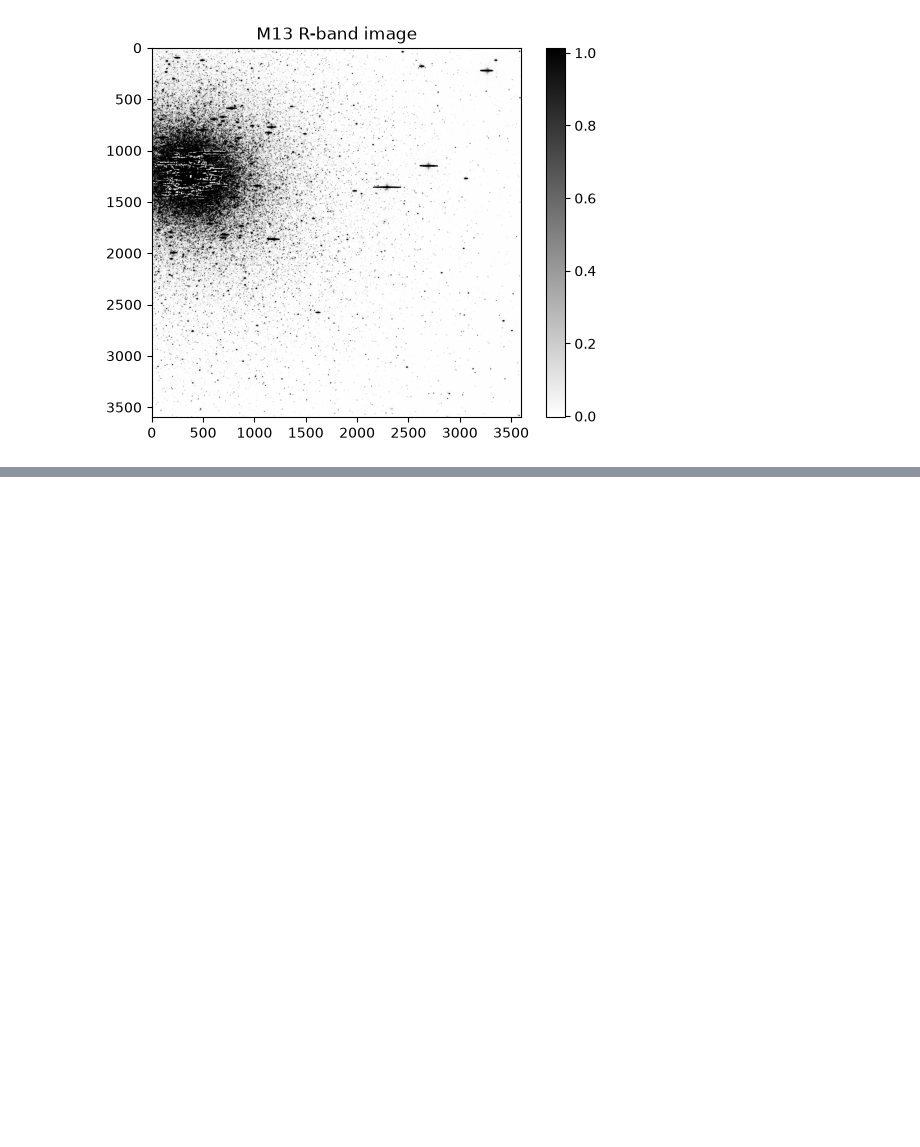
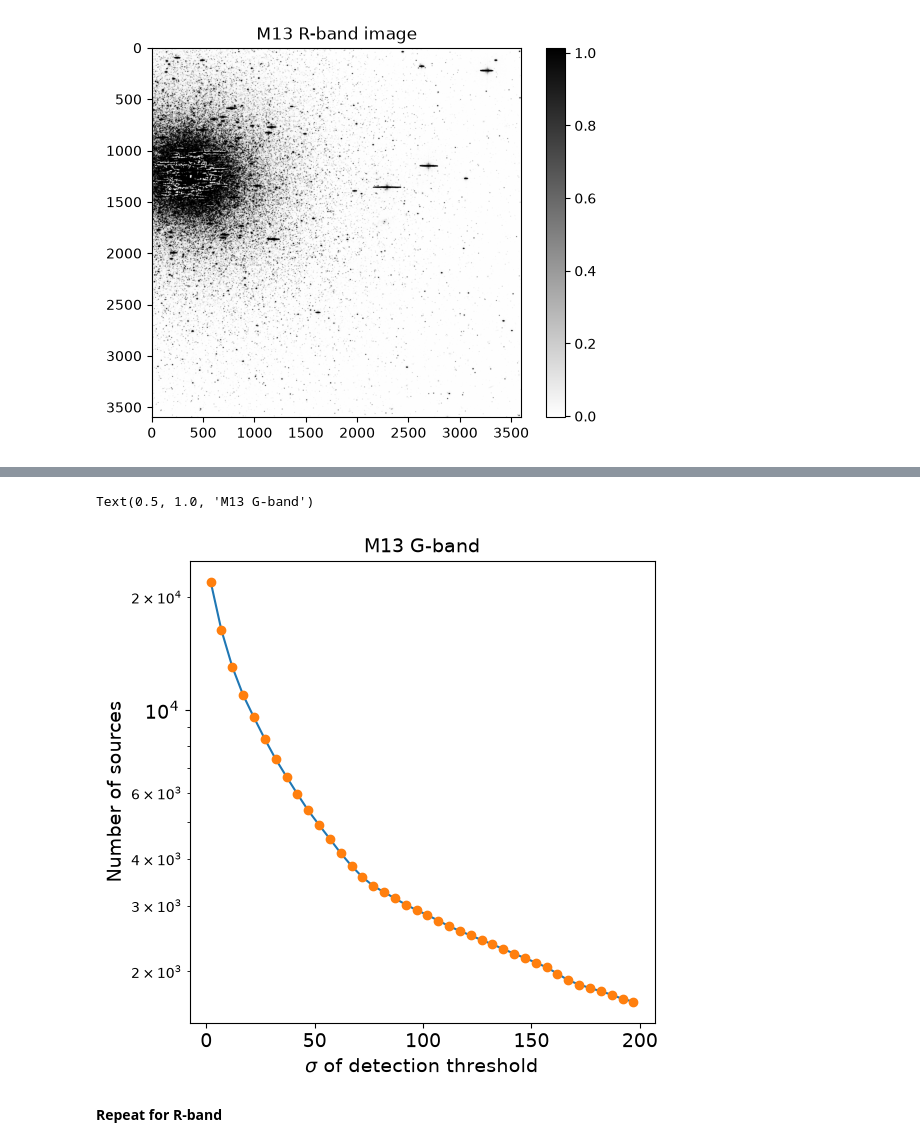
Before and after one commit to morganparton/Capstone_Project, a Jupyter notebook: Capstone_Project.ipynb, the cells around one changed output, grey strips where cells are left out. Drawn from its saved outputs; the diff is of its cells as text; code cells hidden in the pictures; blank space fills up the shorter version.

```diff
--- a/Capstone_Project.ipynb
+++ b/Capstone_Project.ipynb
@@ -123,0 +303,31 @@ Text(0.5, 1.0, 'M13 R-band image')
+# %%
+#This makes a plot of the number of sources for different detection thresholds for the G-band
+#set up an array of thresholds
+thresharr = np.arange(2.,200.,5)
+
+#initialize an array that will hold the number of sources that are detected at each threshold
+nsources_G = np.zeros(len(thresharr))
+
+#loop through the thresholds to find how many sources are detected at each threshold
+#************
+#put in the appropriate FWHM you computed for this image earlier.
+for ithresh,thresh in enumerate(thresharr):
+    daofind = DAOStarFinder(fwhm=6.17, threshold=thresh*M13std_G)
+    M13sources_Gtmp = daofind(M13data_G - M13median_G)
+    nsources_G[ithresh] = len(M13sources_Gtmp)
+
+#plot the number of sources at each threshold
+fig,ax = plt.subplots(figsize=(6,6))
+ax.plot(thresharr,nsources_G)
+ax.plot(thresharr,nsources_G, 'o')
+ax.set_yscale('log')
+ax.set_ylabel('Number of sources', fontsize=14)
+ax.set_xlabel(r'$\sigma$ of detection threshold', fontsize=14)
+ax.tick_params(axis='x', labelsize=14)
+ax.tick_params(axis='y', labelsize=14)
+ax.set_title('M13 G-band', fontsize=14)
+# %% [output]
+Text(0.5, 1.0, 'M13 G-band')
+[figure, added]
+# %% [markdown]
+**Repeat for R-band**
```
Also changed, not shown: parts of 30 cells of this notebook.
